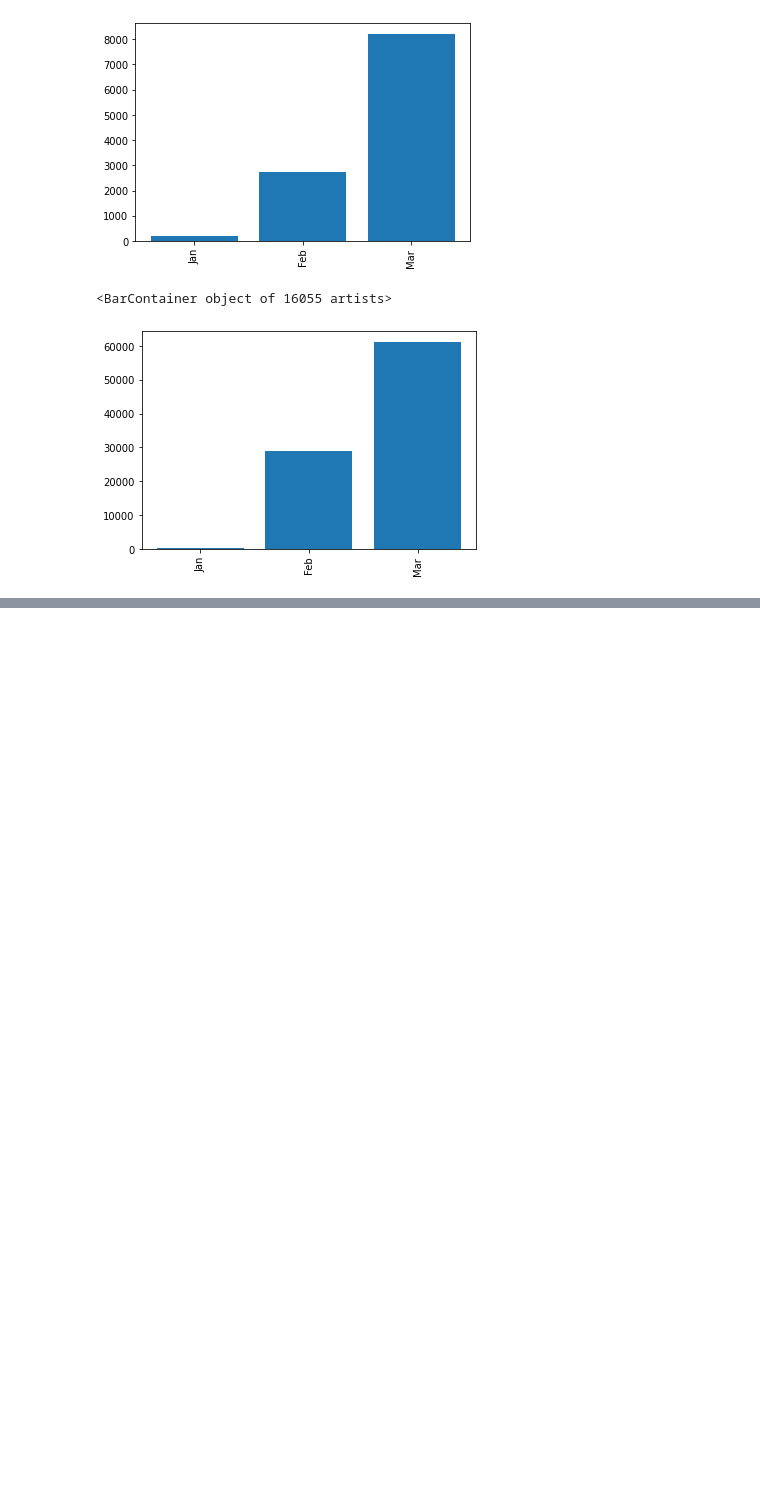
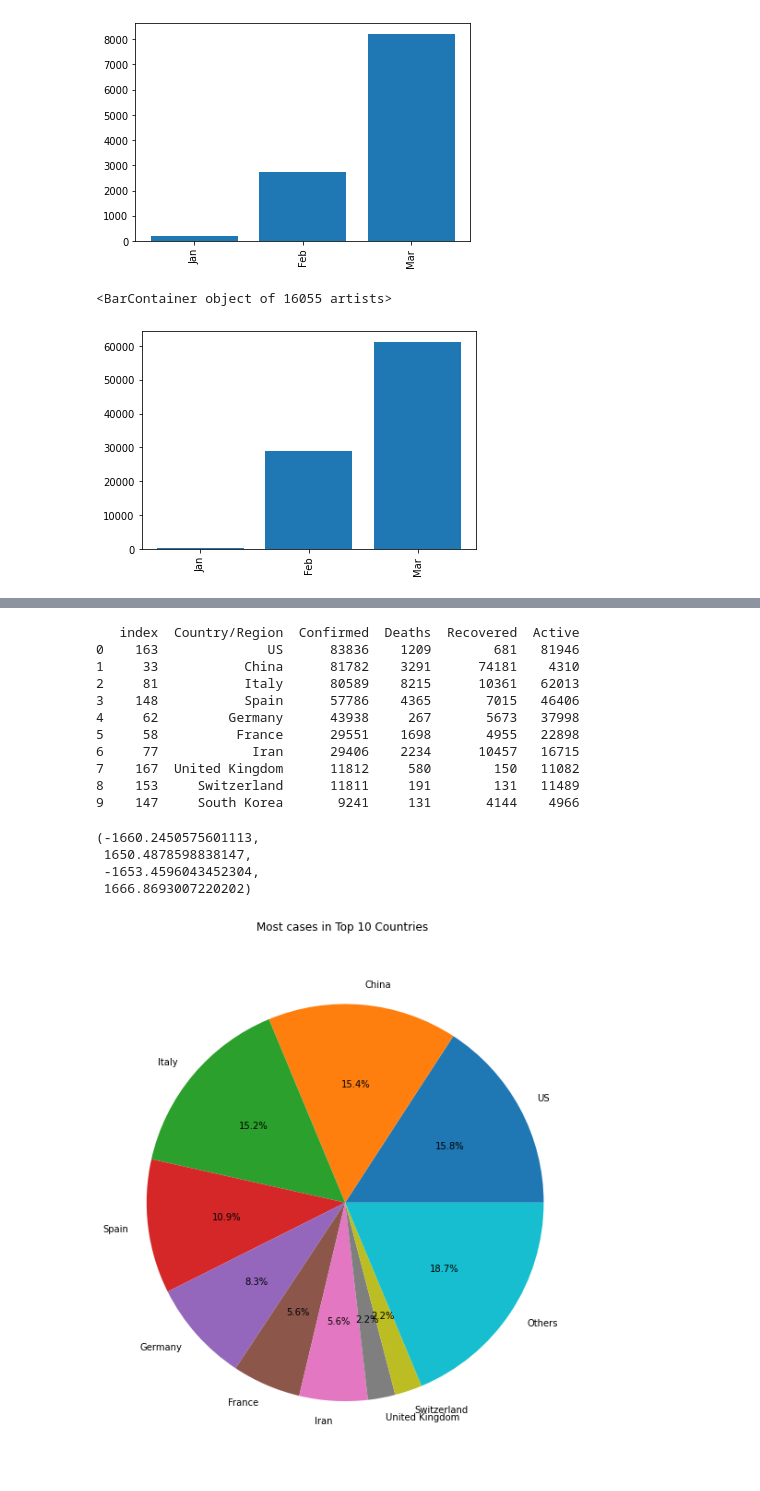
Before and after one commit to AlrikF/Covid19, a Jupyter notebook: COVID.ipynb, the cells around one changed output, grey strips where cells are left out. Saved outputs shown, nothing was run; the diff lists cells and outputs as text; code cells hidden in the pictures; blank space fills up the shorter version.

```diff
--- a/COVID.ipynb
+++ b/COVID.ipynb
@@ -243,0 +263,41 @@ row_latest_grouped = row_latest.groupby('Country/Region')['Confirmed', 'Deaths',
+# %%
+#Pie Charts
+
+
+max_latest_country=full_latest_grouped.sort_values(by=["Confirmed"],ascending=[0]).reset_index()
+
+
+confirmed_pie_val=[]
+confirmed_pie_val[0:9]=max_latest_country["Confirmed"][0:9]
+confirmed_pie_val.append(max_latest_country["Confirmed"][9:].sum())
+
+confirmed_label_pie=[]
+confirmed_label_pie[0:9]=max_latest_country["Country/Region"][0:9]
+confirmed_label_pie.append("Others")
+
+fig1,ax1=plt.subplots()
+fig1.subplots_adjust(0.9,0,2,2)
+plt.title("Most cases in Top 10 Countries ")
+print(max_latest_country.head(10))
+#print(max_latest_country)
+
+ax1.pie(confirmed_pie_val,labels=confirmed_label_pie,autopct='%1.1f%%',radius=1500)
+ax1.axis('equal')
+# plt.show()
+# %% [output]
+   index  Country/Region  Confirmed  Deaths  Recovered  Active
+0    163              US      83836    1209        681   81946
+1     33           China      81782    3291      74181    4310
+2     81           Italy      80589    8215      10361   62013
+3    148           Spain      57786    4365       7015   46406
+4     62         Germany      43938     267       5673   37998
+5     58          France      29551    1698       4955   22898
+6     77            Iran      29406    2234      10457   16715
+7    167  United Kingdom      11812     580        150   11082
+8    153     Switzerland      11811     191        131   11489
+9    147     South Korea       9241     131       4144    4966
+(-1660.2450575601113,
+ 1650.4878598838147,
+ -1653.4596043452304,
+ 1666.8693007220202)
+[figure, added]
```
Also changed, not shown: parts of 7 cells of this notebook.
